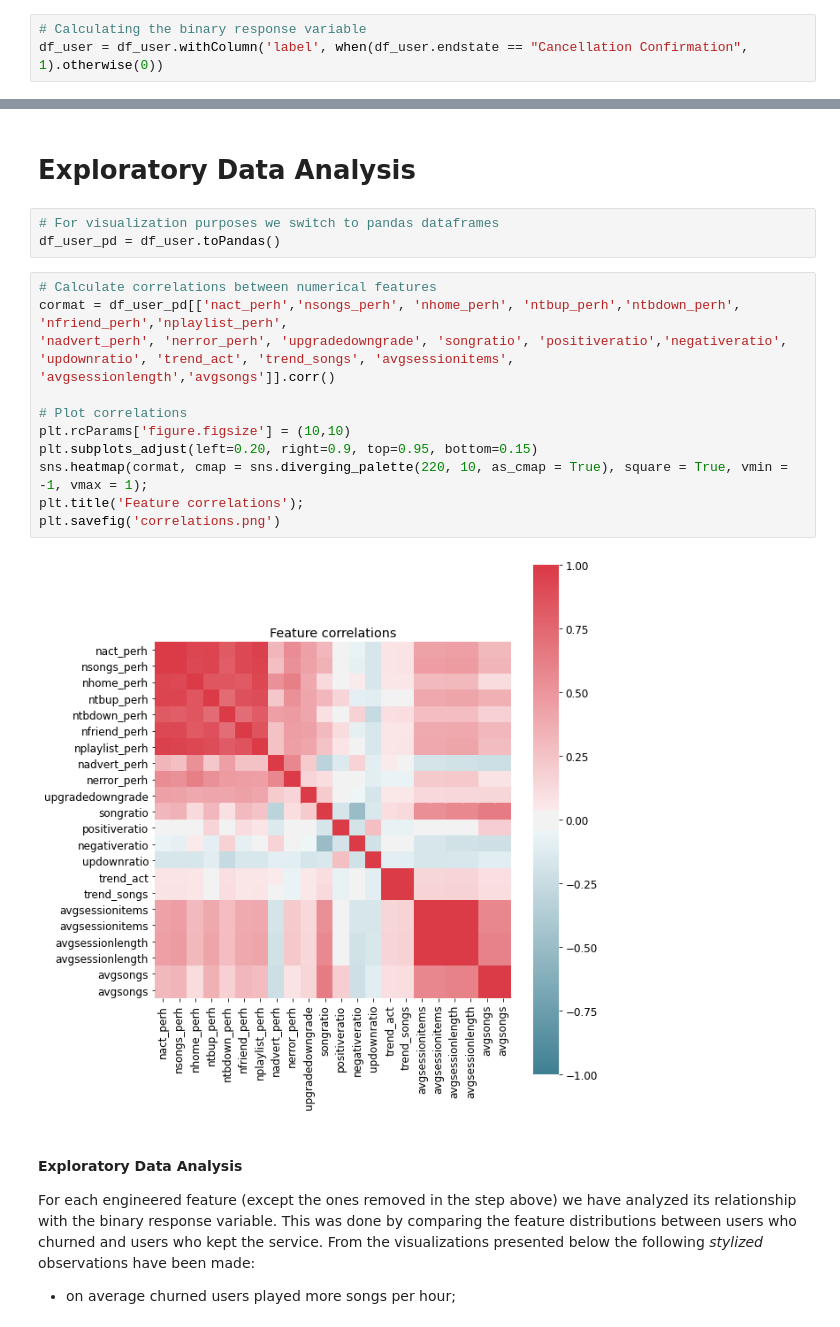
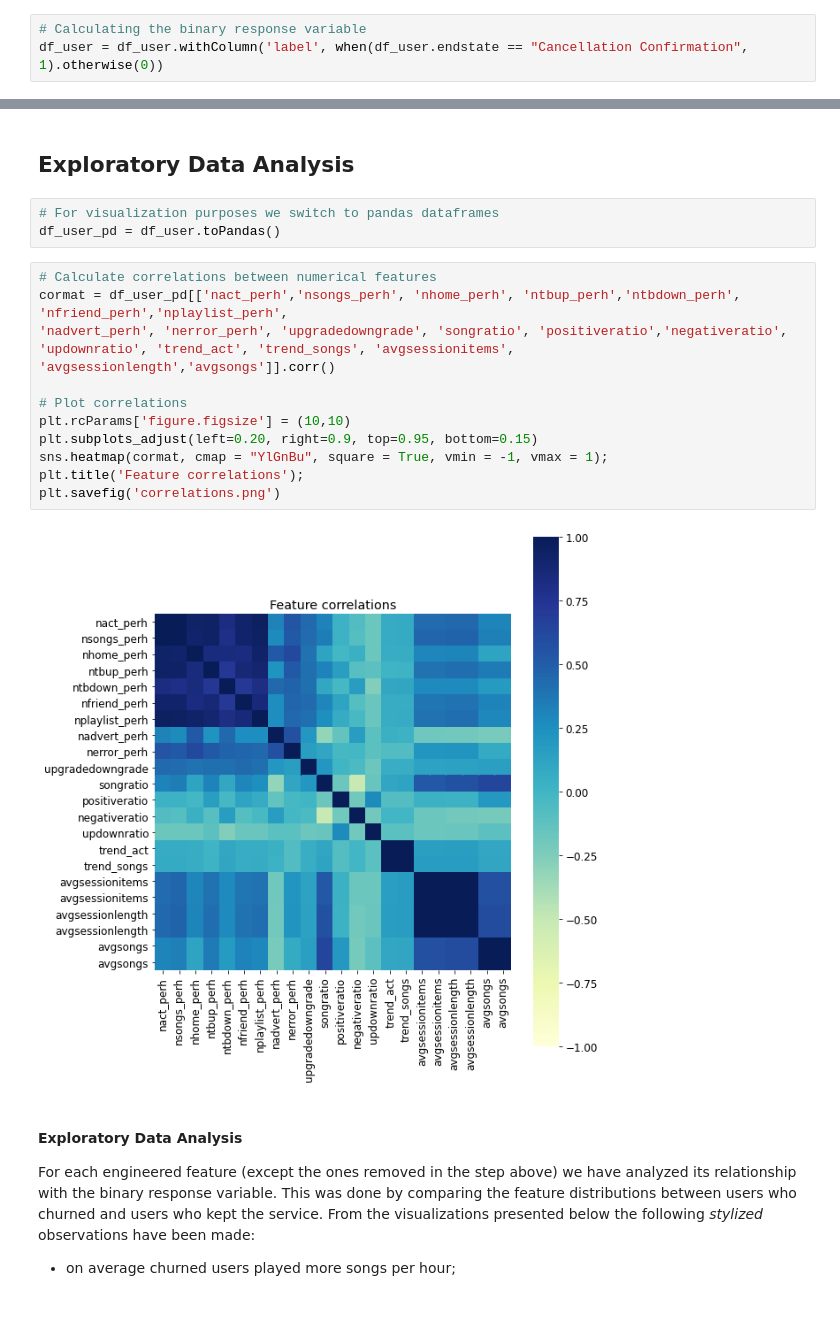
Before and after one commit to isakkabir/isakkabir-Customer-Churn-Prediction-Music-Streaming, a Jupyter notebook: Sparkify.ipynb, the cells around one changed output, grey strips where cells are left out. Cells and saved outputs as stored; diff of their text form.

```diff
--- a/Sparkify.ipynb
+++ b/Sparkify.ipynb
@@ -887,22 +783,22 @@ root
 # %% [markdown]
-# Exploratory Data Analysis
+## Exploratory Data Analysis
 # %%
 # For visualization purposes we switch to pandas dataframes
 df_user_pd = df_user.toPandas()
 # %%
 # Calculate correlations between numerical features
 cormat = df_user_pd[['nact_perh','nsongs_perh', 'nhome_perh', 'ntbup_perh','ntbdown_perh', 'nfriend_perh','nplaylist_perh',
 'nadvert_perh', 'nerror_perh', 'upgradedowngrade', 'songratio', 'positiveratio','negativeratio',
 'updownratio', 'trend_act', 'trend_songs', 'avgsessionitems',  'avgsessionlength','avgsongs']].corr()
 
 # Plot correlations
 plt.rcParams['figure.figsize'] = (10,10)
 plt.subplots_adjust(left=0.20, right=0.9, top=0.95, bottom=0.15)
-sns.heatmap(cormat, cmap = sns.diverging_palette(220, 10, as_cmap = True), square = True, vmin = -1, vmax = 1);
+sns.heatmap(cormat, cmap = "YlGnBu", square = True, vmin = -1, vmax = 1);
 plt.title('Feature correlations');
 plt.savefig('correlations.png')
 # %% [output]
-[figure, old version]
+[figure, new version]
 # %% [markdown]
 #### Exploratory Data Analysis
 For each engineered feature (except the ones removed in the step above) we have analyzed its relationship with the binary response variable. This was done by comparing the feature distributions between users who churned and users who kept the service. From the visualizations presented below the following _stylized_ observations have been made:
```
Also changed, not shown: parts of 37 cells of this notebook.
